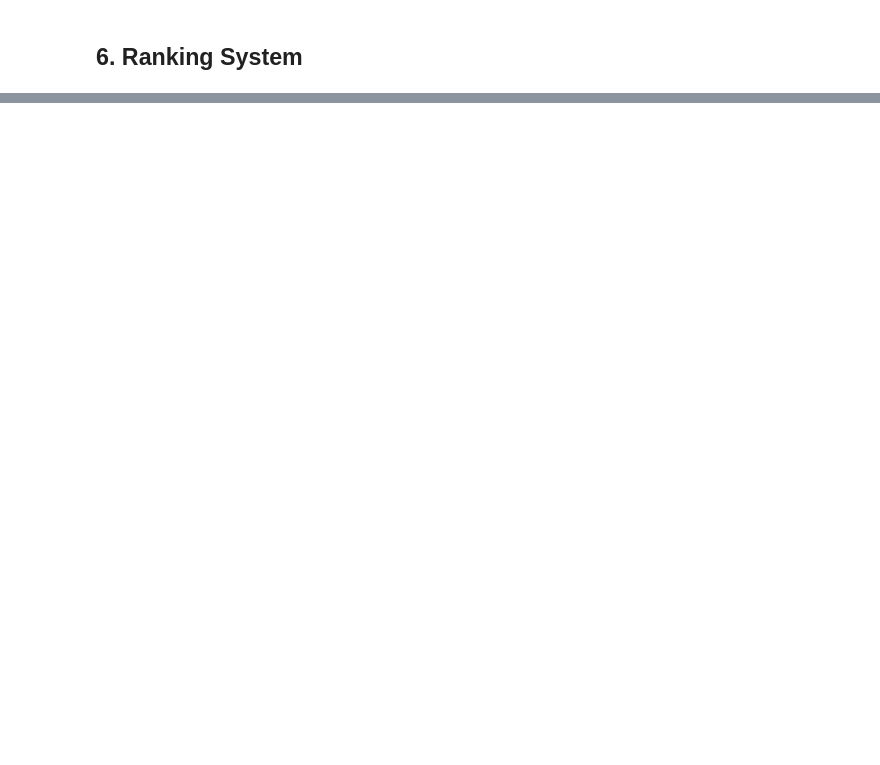
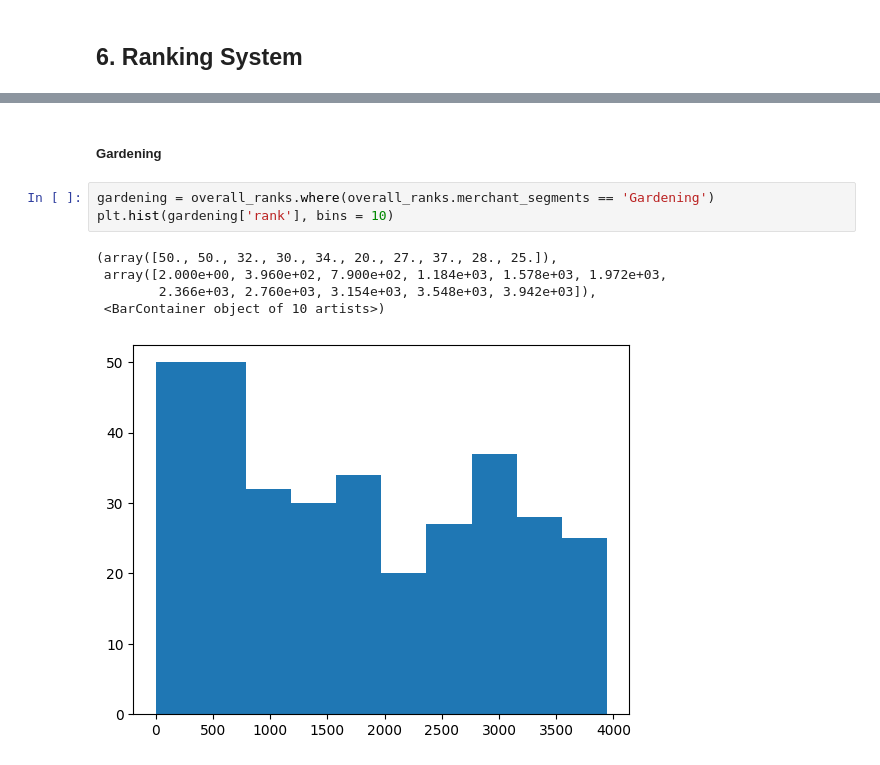
Before and after one commit to MAST30034-Applied-Data-Science/generic-buy-now-pay-later-project-group-5, a Jupyter notebook: notebooks/final_summary.ipynb, the cells around one changed output, grey strips where cells are left out. Drawn from its saved outputs; the diff is of its cells as text; blank space fills up the shorter version.

```diff
--- a/notebooks/final_summary.ipynb
+++ b/notebooks/final_summary.ipynb
@@ -339,0 +719,11 @@ The model is then fitted to the entire datasets and generate predictions (fraudu
+# %% [markdown]
+##### Gardening
+# %%
+gardening = overall_ranks.where(overall_ranks.merchant_segments == 'Gardening')
+plt.hist(gardening['rank'], bins = 10)
+# %% [output]
+(array([50., 50., 32., 30., 34., 20., 27., 37., 28., 25.]),
+ array([2.000e+00, 3.960e+02, 7.900e+02, 1.184e+03, 1.578e+03, 1.972e+03,
+        2.366e+03, 2.760e+03, 3.154e+03, 3.548e+03, 3.942e+03]),
+ <BarContainer object of 10 artists>)
+[figure, added]
```
Also changed, not shown: parts of 50 cells of this notebook.
